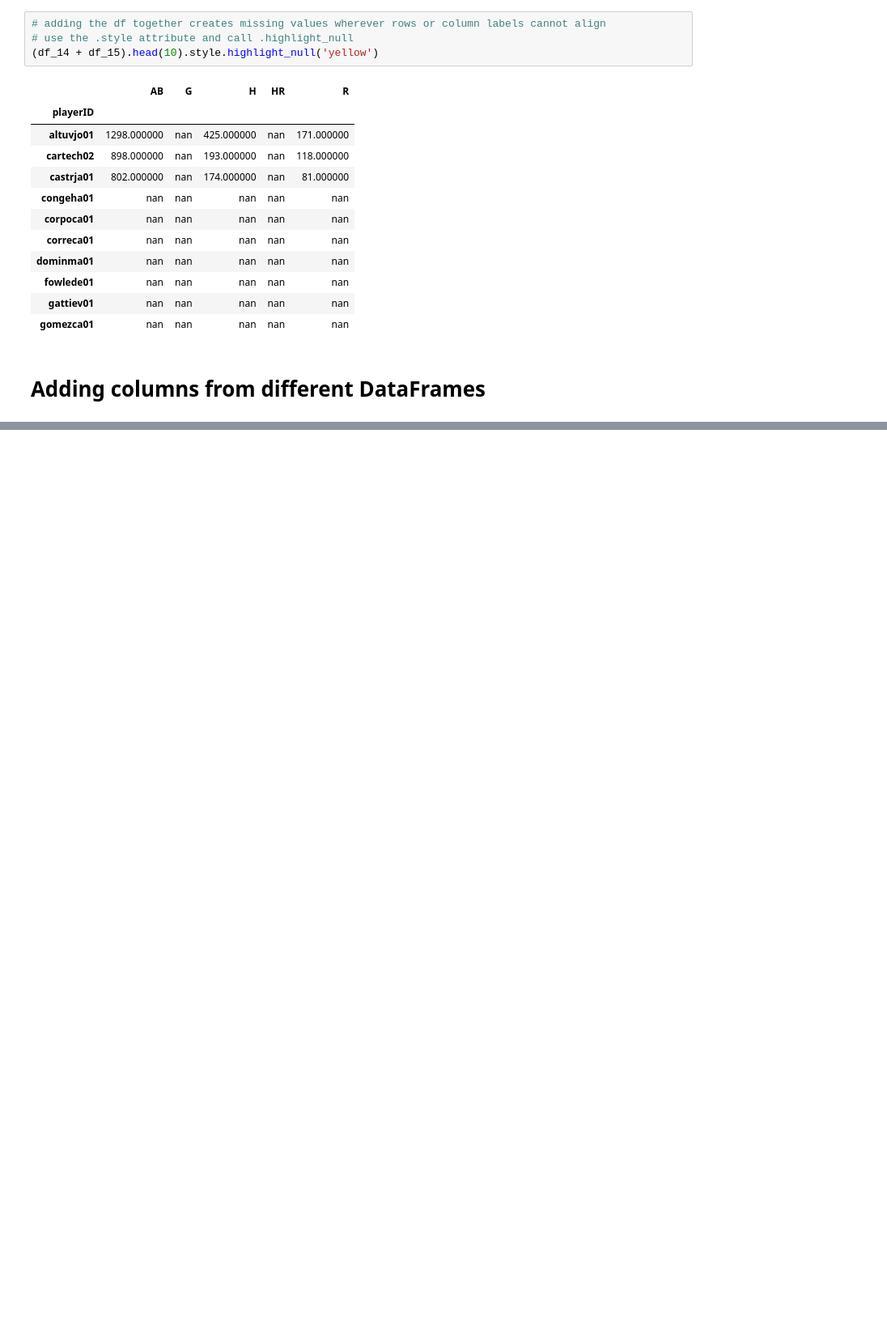
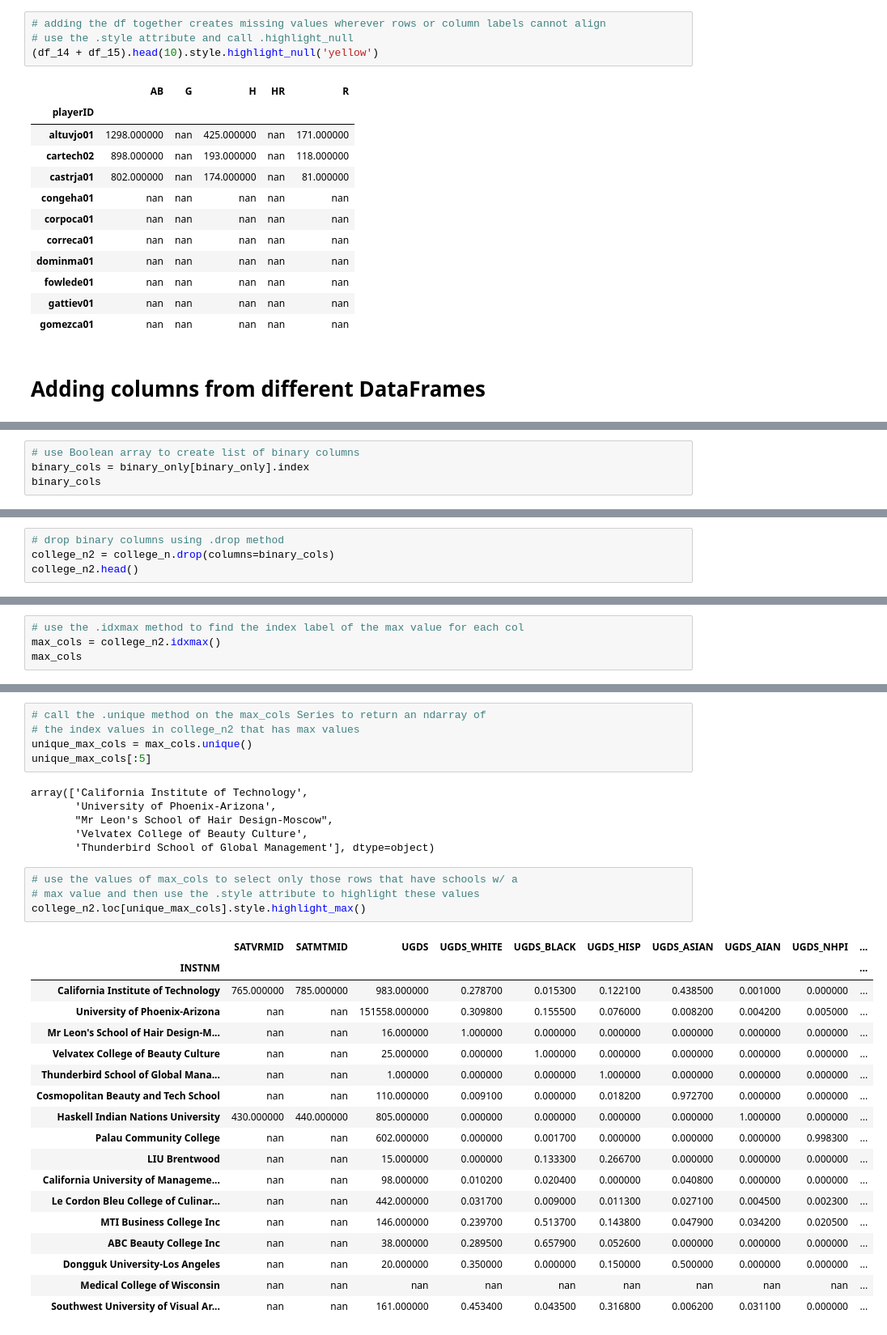
Before and after one commit to bdunn20/book_code, a Jupyter notebook: pandas_1.X_cookbook/Ch8_Index_Alignment.ipynb, the cells around one changed output, grey strips where cells are left out. Shown: that part at 81% size. Cells and saved outputs as stored; diff of their text form; blank space fills up the shorter version.

```diff
--- a/pandas_1.X_cookbook/Ch8_Index_Alignment.ipynb
+++ b/pandas_1.X_cookbook/Ch8_Index_Alignment.ipynb
@@ -322,0 +519,4 @@ df_15.head()
+# %%
+# use Boolean array to create list of binary columns
+binary_cols = binary_only[binary_only].index
+binary_cols
@@ -322,0 +525,4 @@ df_15.head()
+# %%
+# drop binary columns using .drop method
+college_n2 = college_n.drop(columns=binary_cols)
+college_n2.head()
@@ -322,0 +537,4 @@ df_15.head()
+# %%
+# use the .idxmax method to find the index label of the max value for each col
+max_cols = college_n2.idxmax()
+max_cols
@@ -322,0 +561,34 @@ df_15.head()
+# %%
+# call the .unique method on the max_cols Series to return an ndarray of
+# the index values in college_n2 that has max values
+unique_max_cols = max_cols.unique()
+unique_max_cols[:5]
+# %% [output]
+array(['California Institute of Technology',
+       'University of Phoenix-Arizona',
+       "Mr Leon's School of Hair Design-Moscow",
+       'Velvatex College of Beauty Culture',
+       'Thunderbird School of Global Management'], dtype=object)
+# %%
+# use the values of max_cols to select only those rows that have schools w/ a
+# max value and then use the .style attribute to highlight these values
+college_n2.loc[unique_max_cols].style.highlight_max()
+# %% [output]
+|  | SATVRMID | SATMTMID | UGDS | UGDS_WHITE | UGDS_BLACK | UGDS_HISP | UGDS_ASIAN | UGDS_AIAN | UGDS_NHPI | ... |
+| INSTNM |  |  |  |  |  |  |  |  |  | ... |
+| California Institute of Technology | 765.000000 | 785.000000 | 983.000000 | 0.278700 | 0.015300 | 0.122100 | 0.438500 | 0.001000 | 0.000000 | ... |
+| University of Phoenix-Arizona | nan | nan | 151558.000000 | 0.309800 | 0.155500 | 0.076000 | 0.008200 | 0.004200 | 0.005000 | ... |
+| Mr Leon's School of Hair Design-M... | nan | nan | 16.000000 | 1.000000 | 0.000000 | 0.000000 | 0.000000 | 0.000000 | 0.000000 | ... |
+| Velvatex College of Beauty Culture | nan | nan | 25.000000 | 0.000000 | 1.000000 | 0.000000 | 0.000000 | 0.000000 | 0.000000 | ... |
+| Thunderbird School of Global Mana... | nan | nan | 1.000000 | 0.000000 | 0.000000 | 1.000000 | 0.000000 | 0.000000 | 0.000000 | ... |
+| Cosmopolitan Beauty and Tech School | nan | nan | 110.000000 | 0.009100 | 0.000000 | 0.018200 | 0.972700 | 0.000000 | 0.000000 | ... |
+| Haskell Indian Nations University | 430.000000 | 440.000000 | 805.000000 | 0.000000 | 0.000000 | 0.000000 | 0.000000 | 1.000000 | 0.000000 | ... |
+| Palau Community College | nan | nan | 602.000000 | 0.000000 | 0.001700 | 0.000000 | 0.000000 | 0.000000 | 0.998300 | ... |
+| LIU Brentwood | nan | nan | 15.000000 | 0.000000 | 0.133300 | 0.266700 | 0.000000 | 0.000000 | 0.000000 | ... |
+| California University of Manageme... | nan | nan | 98.000000 | 0.010200 | 0.020400 | 0.000000 | 0.040800 | 0.000000 | 0.000000 | ... |
+| Le Cordon Bleu College of Culinar... | nan | nan | 442.000000 | 0.031700 | 0.009000 | 0.011300 | 0.027100 | 0.004500 | 0.002300 | ... |
+| MTI Business College Inc | nan | nan | 146.000000 | 0.239700 | 0.513700 | 0.143800 | 0.047900 | 0.034200 | 0.020500 | ... |
+| ABC Beauty College Inc | nan | nan | 38.000000 | 0.289500 | 0.657900 | 0.052600 | 0.000000 | 0.000000 | 0.000000 | ... |
+| Dongguk University-Los Angeles | nan | nan | 20.000000 | 0.350000 | 0.000000 | 0.150000 | 0.500000 | 0.000000 | 0.000000 | ... |
+| Medical College of Wisconsin | nan | nan | nan | nan | nan | nan | nan | nan | nan | ... |
+| Southwest University of Visual Ar... | nan | nan | 161.000000 | 0.453400 | 0.043500 | 0.316800 | 0.006200 | 0.031100 | 0.000000 | ... |
```
Also changed, not shown: parts of 23 cells of this notebook.
